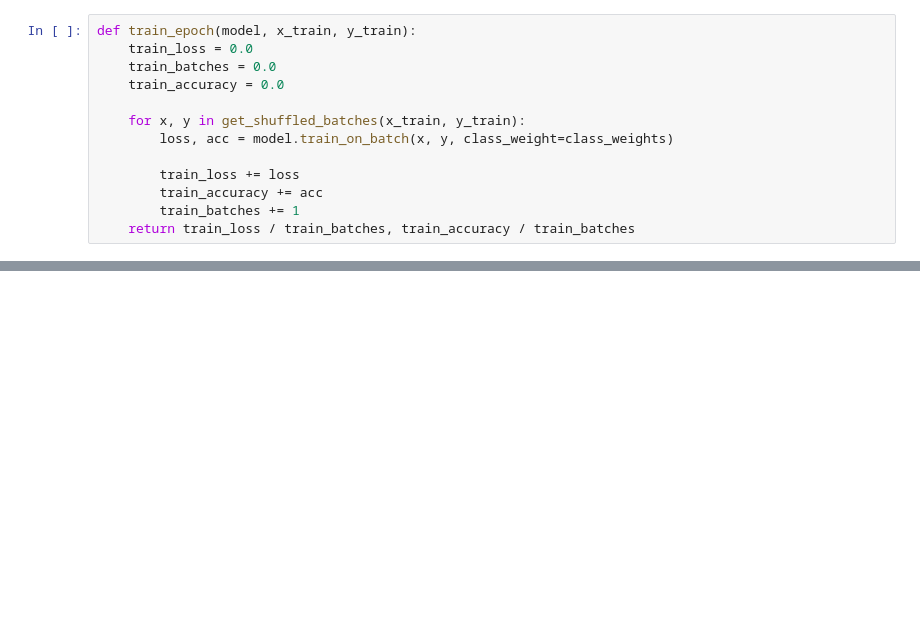
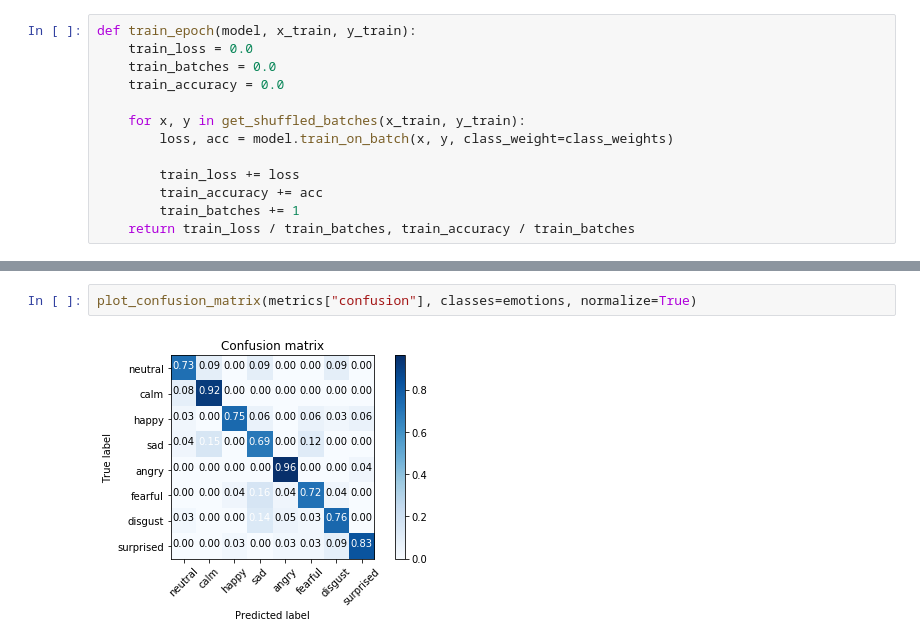
Before and after one commit to SNeugber/vgg-emotion-classifier, a Jupyter notebook: experiments/2018-11-20 Training.ipynb, the cells around one changed output, grey strips where cells are left out. Saved outputs shown, nothing was run; the diff lists cells and outputs as text; blank space fills up the shorter version.

```diff
--- a/experiments/2018-11-20 Training.ipynb
+++ b/experiments/2018-11-20 Training.ipynb
@@ -477,0 +569,4 @@ for epoch in range(NUM_EPOCHS):
+# %%
+plot_confusion_matrix(metrics["confusion"], classes=emotions, normalize=True)
+# %% [output]
+[figure, added]
```
Also changed, not shown: parts of 12 cells of this notebook.
